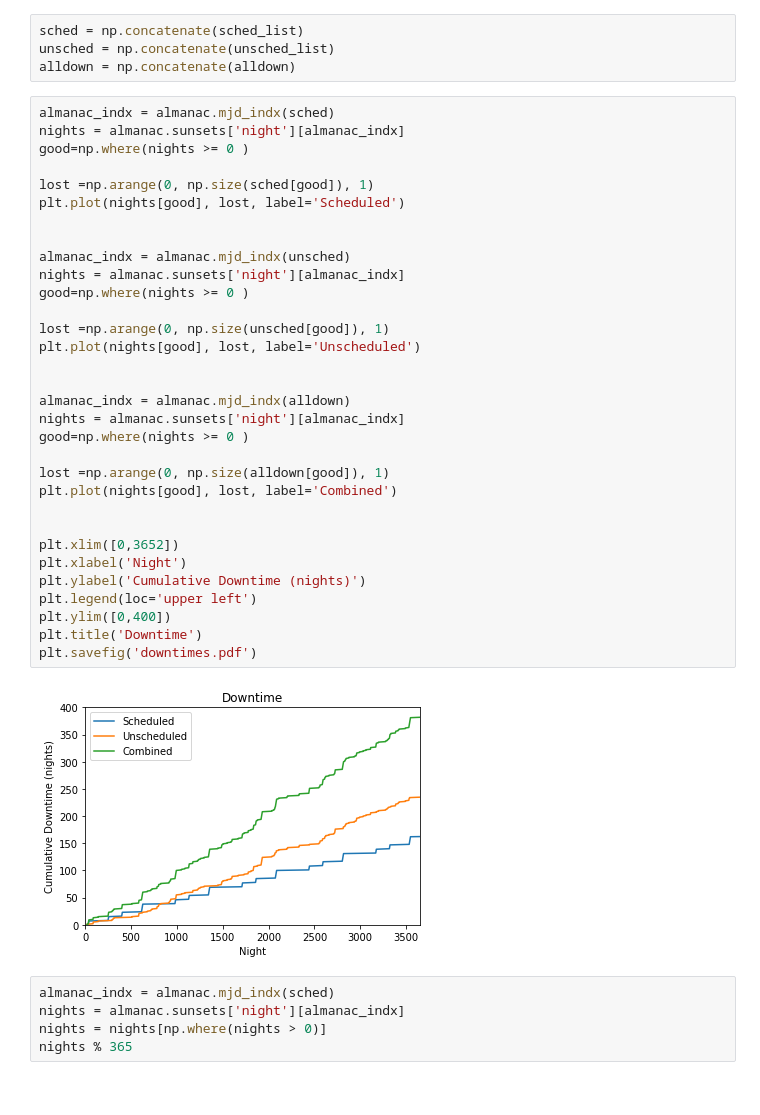
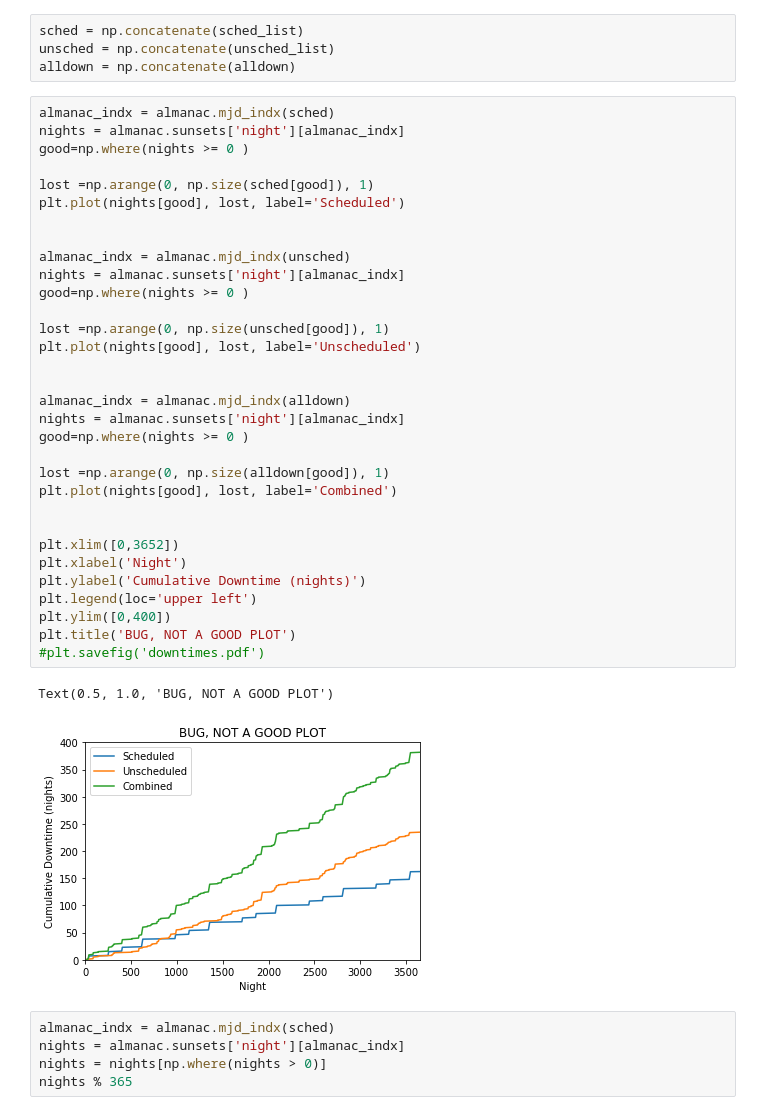
Before and after one commit to lsst-pst/pstn-051, a Jupyter notebook: plots/downtime_plots.ipynb, the cells around one changed output. Drawn from its saved outputs; the diff is of its cells as text.

Commit message:
update downtime plot

```diff
--- a/plots/downtime_plots.ipynb
+++ b/plots/downtime_plots.ipynb
@@ -130,36 +130,37 @@ alldown = np.concatenate(alldown)
 almanac_indx = almanac.mjd_indx(sched)
 nights = almanac.sunsets['night'][almanac_indx]
 good=np.where(nights >= 0 )
 
 lost =np.arange(0, np.size(sched[good]), 1)
 plt.plot(nights[good], lost, label='Scheduled')
 
 
 almanac_indx = almanac.mjd_indx(unsched)
 nights = almanac.sunsets['night'][almanac_indx]
 good=np.where(nights >= 0 )
 
 lost =np.arange(0, np.size(unsched[good]), 1)
 plt.plot(nights[good], lost, label='Unscheduled')
 
 
 almanac_indx = almanac.mjd_indx(alldown)
 nights = almanac.sunsets['night'][almanac_indx]
 good=np.where(nights >= 0 )
 
 lost =np.arange(0, np.size(alldown[good]), 1)
 plt.plot(nights[good], lost, label='Combined')
 
 
 plt.xlim([0,3652])
 plt.xlabel('Night')
 plt.ylabel('Cumulative Downtime (nights)')
 plt.legend(loc='upper left')
 plt.ylim([0,400])
-plt.title('Downtime')
-plt.savefig('downtimes.pdf')
+plt.title('BUG, NOT A GOOD PLOT')
+#plt.savefig('downtimes.pdf')
 # %% [output]
+Text(0.5, 1.0, 'BUG, NOT A GOOD PLOT')
-[figure, old version]
+[figure, new version]
 # %%
 almanac_indx = almanac.mjd_indx(sched)
 nights = almanac.sunsets['night'][almanac_indx]
```
Also changed, not shown: parts of 12 cells of this notebook, 3 other files.
